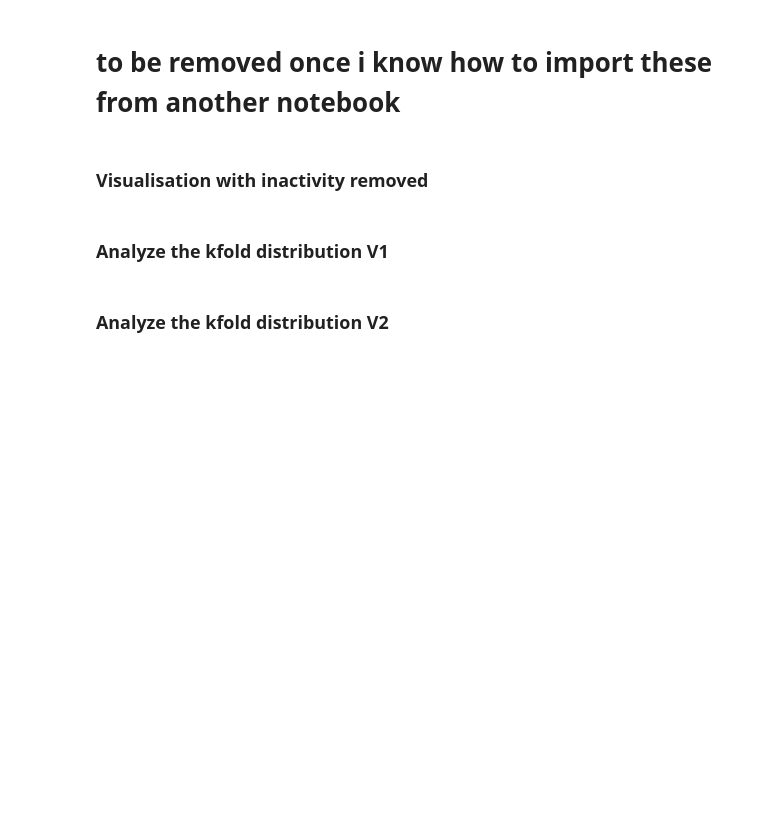
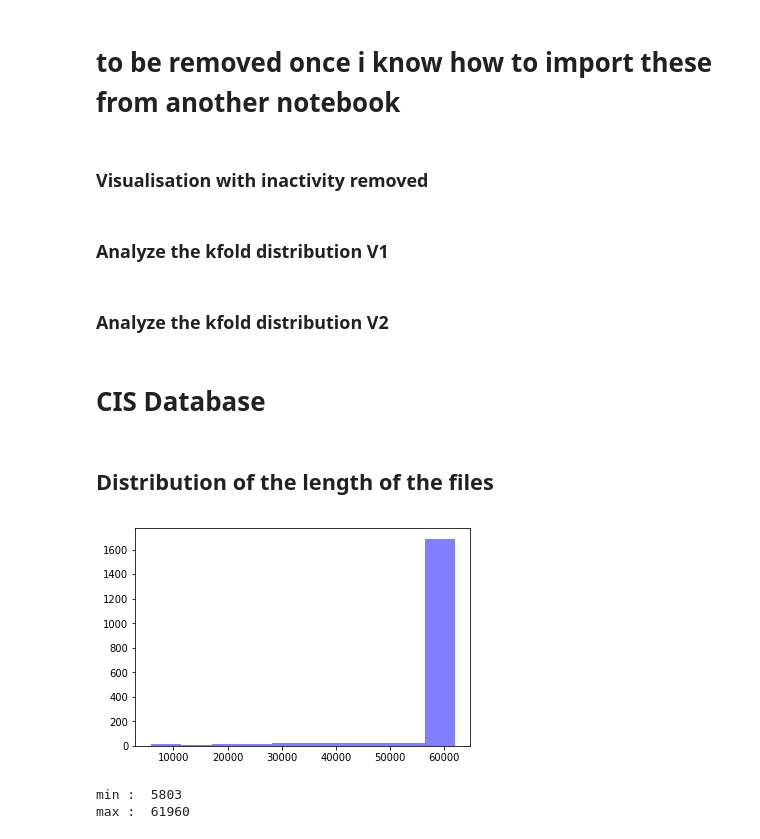
Before and after one commit to Mymoza/BeatPD-CLSP-JHU, a Jupyter notebook: Graphs.ipynb, the cells around one changed output. Cells and saved outputs as stored; diff of their text form; code cells hidden in the pictures; blank space fills up the shorter version.

Commit message:
Length of files is now in Graphs

```diff
--- a/Graphs.ipynb
+++ b/Graphs.ipynb
@@ -330,3 +330,32 @@ for temp_pid in pids:
 
             #print(df_train_label.values[:,1:])
             #temp_train_X = pd.read_csv(data_path+df_train_label["measurement_id"][idx] + '.csv')
+# %% [markdown]
+# CIS Database
+# %% [markdown]
+## Distribution of the length of the files
+# %%
+import numpy as np
+import matplotlib.mlab as mlab
+import matplotlib.pyplot as plt
+
+data_type = "cis"
+
+path_train_data, df_train_label = define_data_type(data_type=data_type)
+
+len_distribution = []
+for idx in df_train_label.index:
+        df_train_data = pd.read_csv(path_train_data + df_train_label["measurement_id"][idx] + ".csv")
+        len_distribution.append(len(df_train_data))
+
+
+num_bins = 10
+n, bins, patches = plt.hist(len_distribution, num_bins, facecolor='blue', alpha=0.5)
+plt.show()
+
+print('min : ', min(len_distribution))
+print('max : ', max(len_distribution))
+# %% [output]
+[figure, added]
+min :  5803
+max :  61960
```
Also changed, not shown: parts of 3 cells of this notebook, 1 other file.
